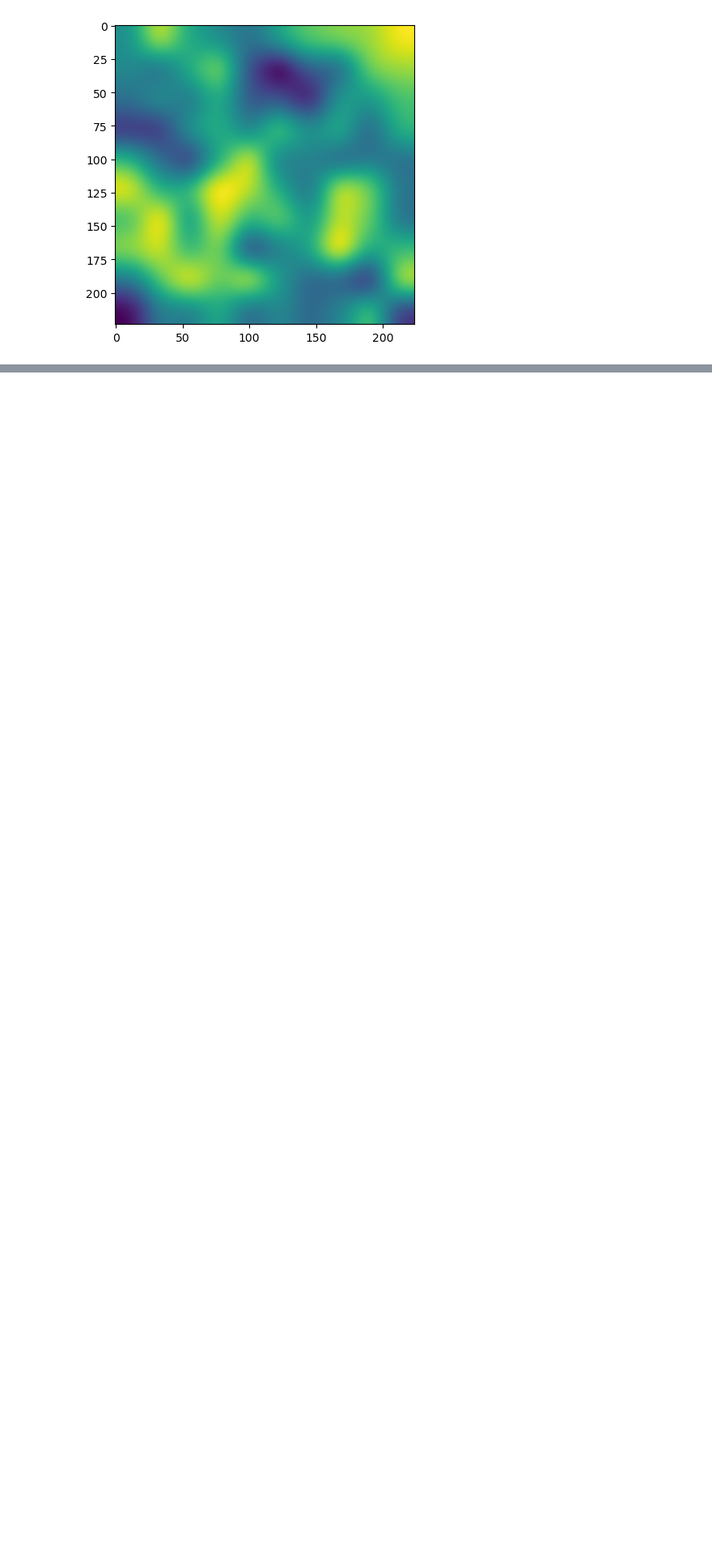
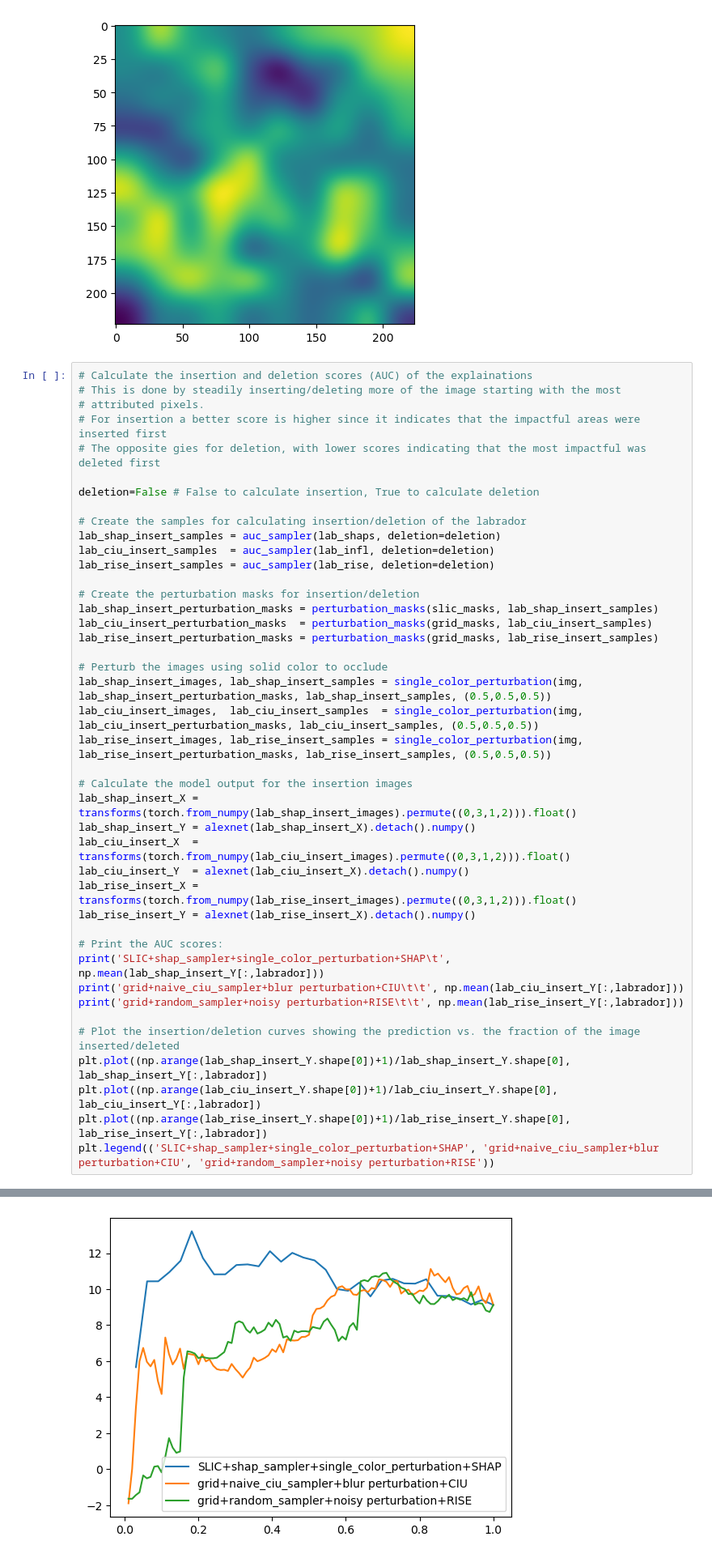
Before and after one commit to guspih/post-hoc-image-perturbation, a Jupyter notebook: torchvision_showcase.ipynb, the cells around one changed output, grey strips where cells are left out. Shown at 81% size. Cells and saved outputs as stored; diff of their text form; blank space fills up the shorter version.

Commit message:
test: added insertion/deletion curves to showcase

```diff
--- a/torchvision_showcase.ipynb
+++ b/torchvision_showcase.ipynb
@@ -215,3 +217,46 @@ plt.imshow(gui_rise_pixels)
 [figure]
 [figure]
 [figure]
+# %%
+# Calculate the insertion and deletion scores (AUC) of the explainations
+# This is done by steadily inserting/deleting more of the image starting with the most
+# attributed pixels.
+# For insertion a better score is higher since it indicates that the impactful areas were inserted first
+# The opposite gies for deletion, with lower scores indicating that the most impactful was deleted first
+
+deletion=False # False to calculate insertion, True to calculate deletion
+
+# Create the samples for calculating insertion/deletion of the labrador
+lab_shap_insert_samples = auc_sampler(lab_shaps, deletion=deletion)
+lab_ciu_insert_samples  = auc_sampler(lab_infl, deletion=deletion)
+lab_rise_insert_samples = auc_sampler(lab_rise, deletion=deletion)
+
+# Create the perturbation masks for insertion/deletion
+lab_shap_insert_perturbation_masks = perturbation_masks(slic_masks, lab_shap_insert_samples)
+lab_ciu_insert_perturbation_masks  = perturbation_masks(grid_masks, lab_ciu_insert_samples)
+lab_rise_insert_perturbation_masks = perturbation_masks(grid_masks, lab_rise_insert_samples)
+
+# Perturb the images using solid color to occlude
+lab_shap_insert_images, lab_shap_insert_samples = single_color_perturbation(img, lab_shap_insert_perturbation_masks, lab_shap_insert_samples, (0.5,0.5,0.5))
+lab_ciu_insert_images,  lab_ciu_insert_samples  = single_color_perturbation(img, lab_ciu_insert_perturbation_masks, lab_ciu_insert_samples, (0.5,0.5,0.5))
+lab_rise_insert_images, lab_rise_insert_samples = single_color_perturbation(img, lab_rise_insert_perturbation_masks, lab_rise_insert_samples, (0.5,0.5,0.5))
+
+# Calculate the model output for the insertion images
+lab_shap_insert_X = transforms(torch.from_numpy(lab_shap_insert_images).permute((0,3,1,2))).float()
+lab_shap_insert_Y = alexnet(lab_shap_insert_X).detach().numpy()
+lab_ciu_insert_X  = transforms(torch.from_numpy(lab_ciu_insert_images).permute((0,3,1,2))).float()
+lab_ciu_insert_Y  = alexnet(lab_ciu_insert_X).detach().numpy()
+lab_rise_insert_X = transforms(torch.from_numpy(lab_rise_insert_images).permute((0,3,1,2))).float()
+lab_rise_insert_Y = alexnet(lab_rise_insert_X).detach().numpy()
+
+# Print the AUC scores:
+print('SLIC+shap_sampler+single_color_perturbation+SHAP\t', np.mean(lab_shap_insert_Y[:,labrador]))
+print('grid+naive_ciu_sampler+blur perturbation+CIU\t\t', np.mean(lab_ciu_insert_Y[:,labrador]))
+print('grid+random_sampler+noisy perturbation+RISE\t\t', np.mean(lab_rise_insert_Y[:,labrador]))
+
+# Plot the insertion/deletion curves showing the prediction vs. the fraction of the image inserted/deleted
+plt.plot((np.arange(lab_shap_insert_Y.shape[0])+1)/lab_shap_insert_Y.shape[0], lab_shap_insert_Y[:,labrador])
+plt.plot((np.arange(lab_ciu_insert_Y.shape[0])+1)/lab_ciu_insert_Y.shape[0], lab_ciu_insert_Y[:,labrador])
+plt.plot((np.arange(lab_rise_insert_Y.shape[0])+1)/lab_rise_insert_Y.shape[0], lab_rise_insert_Y[:,labrador])
+plt.legend(('SLIC+shap_sampler+single_color_perturbation+SHAP', 'grid+naive_ciu_sampler+blur perturbation+CIU', 'grid+random_sampler+noisy perturbation+RISE'))
+# %% [output]
@@ -217,0 +267 @@ plt.imshow(gui_rise_pixels)
+[figure, added]
```
Also changed, not shown: parts of 2 cells of this notebook.
